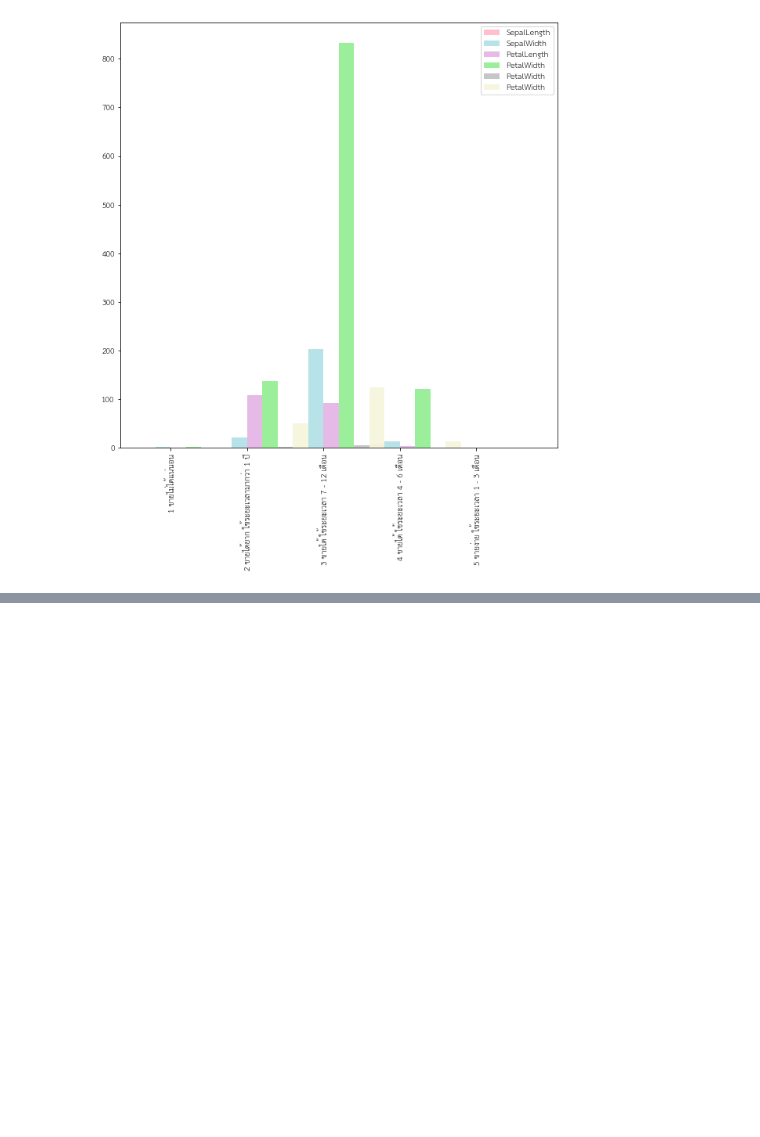
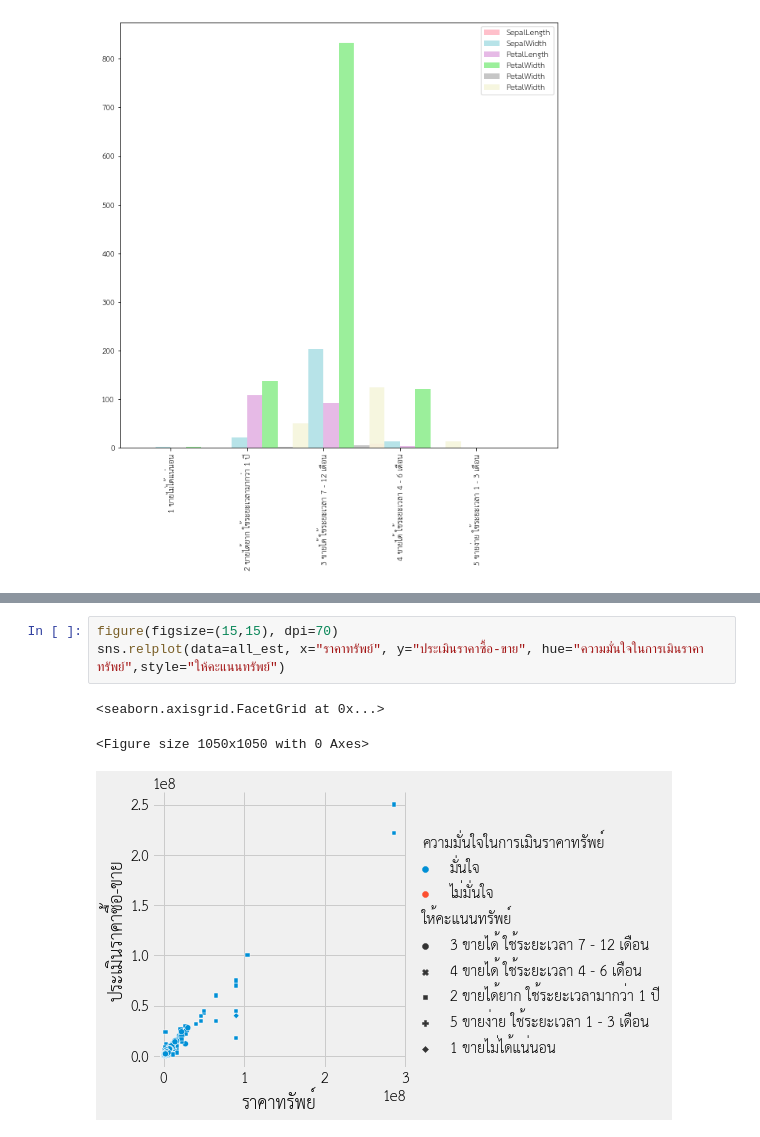
Before and after one commit to gxilly/bsc_dpdm22, a Jupyter notebook: [dataprep1]_property_estimator.ipynb, the cells around one changed output, grey strips where cells are left out. Saved outputs shown, nothing was run; the diff lists cells and outputs as text; blank space fills up the shorter version.

```diff
--- a/[dataprep1]_property_estimator.ipynb
+++ b/[dataprep1]_property_estimator.ipynb
@@ -1235,0 +1123,7 @@ Box plot แสดงราคาประเมินซื้อ-ขาย ข
+# %%
+figure(figsize=(15,15), dpi=70)
+sns.relplot(data=all_est, x="ราคาทรัพย์", y="ประเมินราคาซื้อ-ขาย", hue="ความมั่นใจในการเมินราคาทรัพย์",style="ให้คะแนนทรัพย์")
+# %% [output]
+<seaborn.axisgrid.FacetGrid at 0x...>
+<Figure size 1050x1050 with 0 Axes>
+[figure, added]
```
Also changed, not shown: parts of 8 cells of this notebook.
